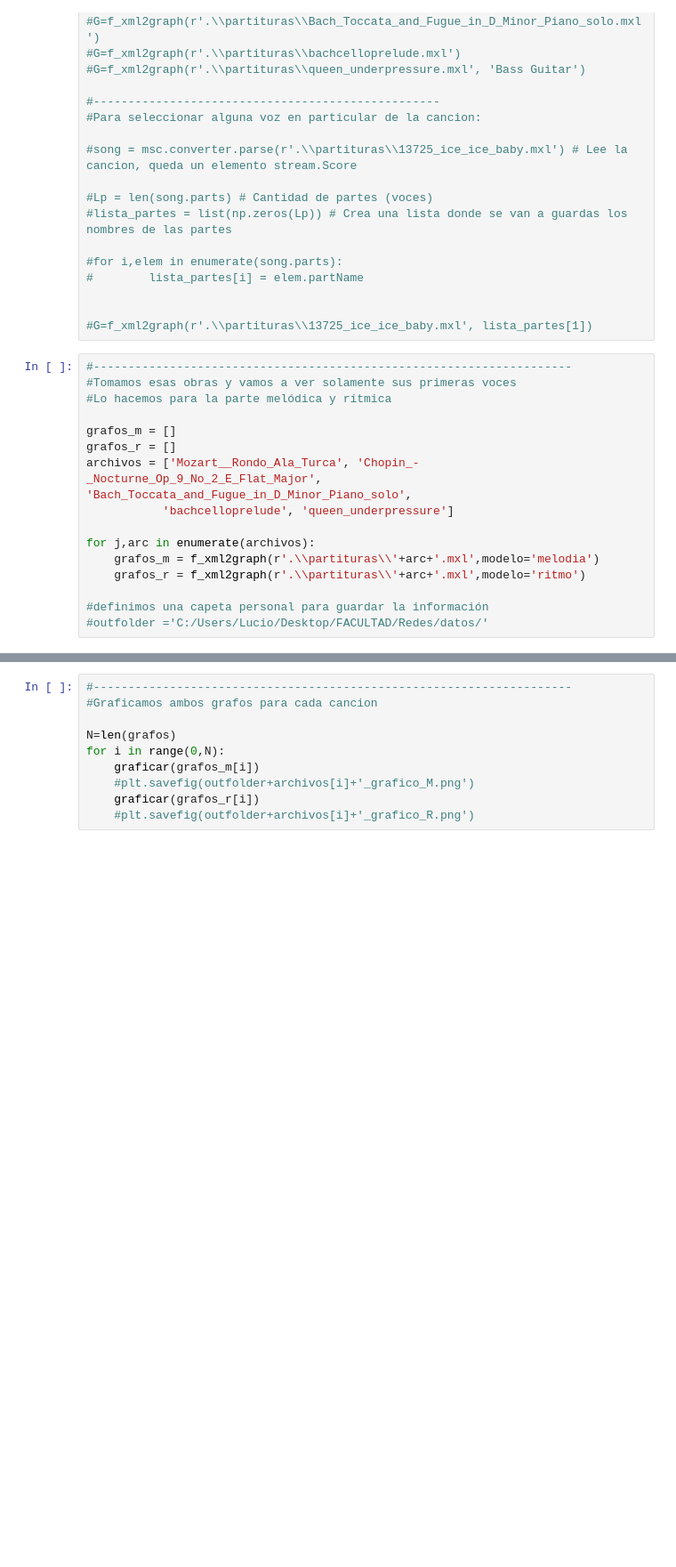
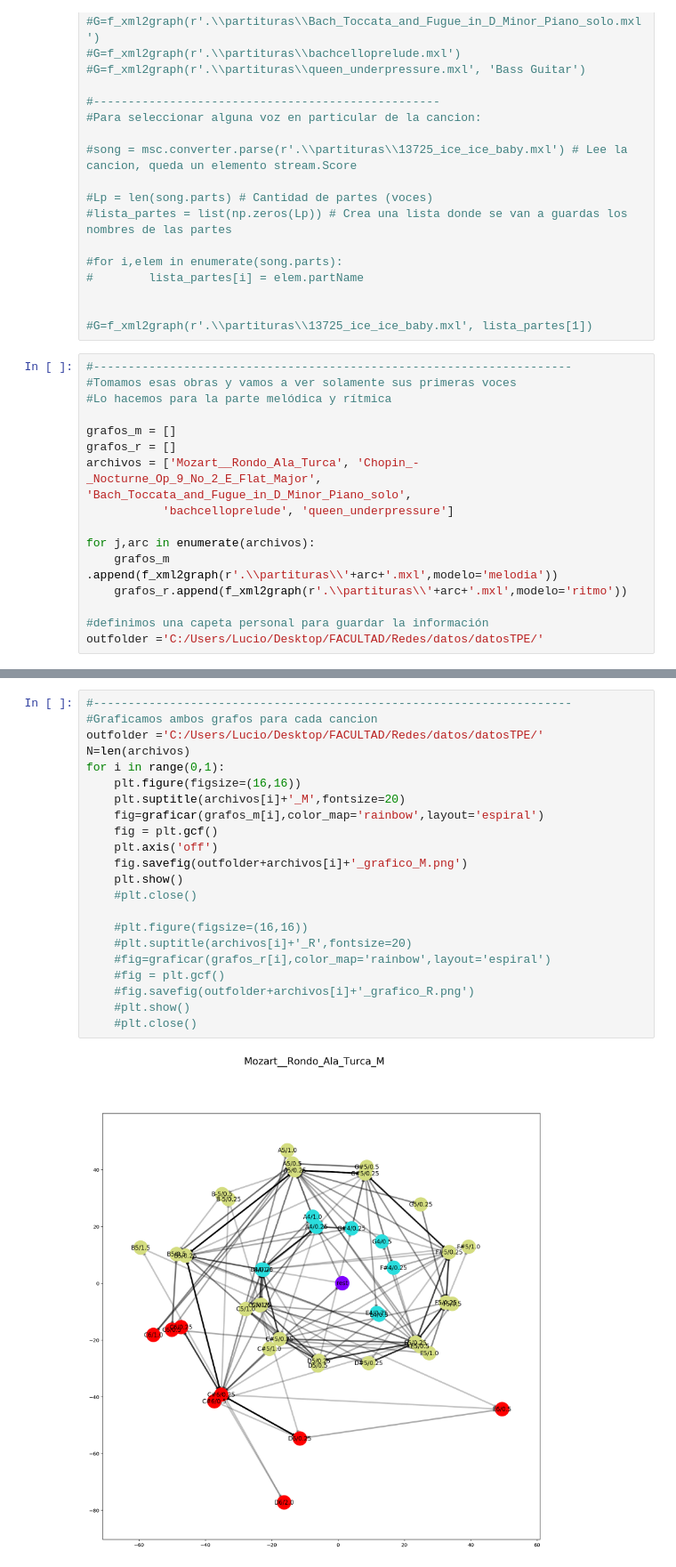
Before and after one commit to Redes2018/TP_esp, a Jupyter notebook: Main.ipynb, the cells around one changed output, grey strips where cells are left out. Shown at 89% size. Cells and saved outputs as stored; diff of their text form; blank space fills up the shorter version.

```diff
--- a/Main.ipynb
+++ b/Main.ipynb
@@ -57,9 +57,9 @@ archivos = ['Mozart__Rondo_Ala_Turca', 'Chopin_-_Nocturne_Op_9_No_2_E_Flat_Major
            'bachcelloprelude', 'queen_underpressure']
 
 for j,arc in enumerate(archivos):
-    grafos_m = f_xml2graph(r'.\\partituras\\'+arc+'.mxl',modelo='melodia')
-    grafos_r = f_xml2graph(r'.\\partituras\\'+arc+'.mxl',modelo='ritmo')
+    grafos_m .append(f_xml2graph(r'.\\partituras\\'+arc+'.mxl',modelo='melodia'))
+    grafos_r.append(f_xml2graph(r'.\\partituras\\'+arc+'.mxl',modelo='ritmo'))
 
 #definimos una capeta personal para guardar la información
-#outfolder ='C:/Users/Lucio/Desktop/FACULTAD/Redes/datos/'
+outfolder ='C:/Users/Lucio/Desktop/FACULTAD/Redes/datos/datosTPE/'
 # %% [output]
@@ -71,10 +76,24 @@ Parte seleccionada: Clean Guitar 1
 # %%
 #---------------------------------------------------------------------
 #Graficamos ambos grafos para cada cancion
+outfolder ='C:/Users/Lucio/Desktop/FACULTAD/Redes/datos/datosTPE/'
+N=len(archivos)
+for i in range(0,1):
+    plt.figure(figsize=(16,16))
+    plt.suptitle(archivos[i]+'_M',fontsize=20)
+    fig=graficar(grafos_m[i],color_map='rainbow',layout='espiral')
+    fig = plt.gcf()
+    plt.axis('off')
+    fig.savefig(outfolder+archivos[i]+'_grafico_M.png')
+    plt.show()
+    #plt.close()
 
-N=len(grafos)
-for i in range(0,N):
-    graficar(grafos_m[i])
-    #plt.savefig(outfolder+archivos[i]+'_grafico_M.png')
-    graficar(grafos_r[i])
-    #plt.savefig(outfolder+archivos[i]+'_grafico_R.png')
+    #plt.figure(figsize=(16,16))
+    #plt.suptitle(archivos[i]+'_R',fontsize=20)
+    #fig=graficar(grafos_r[i],color_map='rainbow',layout='espiral')
+    #fig = plt.gcf()
+    #fig.savefig(outfolder+archivos[i]+'_grafico_R.png')
+    #plt.show()
+    #plt.close()
+# %% [output]
+[figure, added]
```
Also changed, not shown: parts of 3 cells of this notebook, 1 other file.
